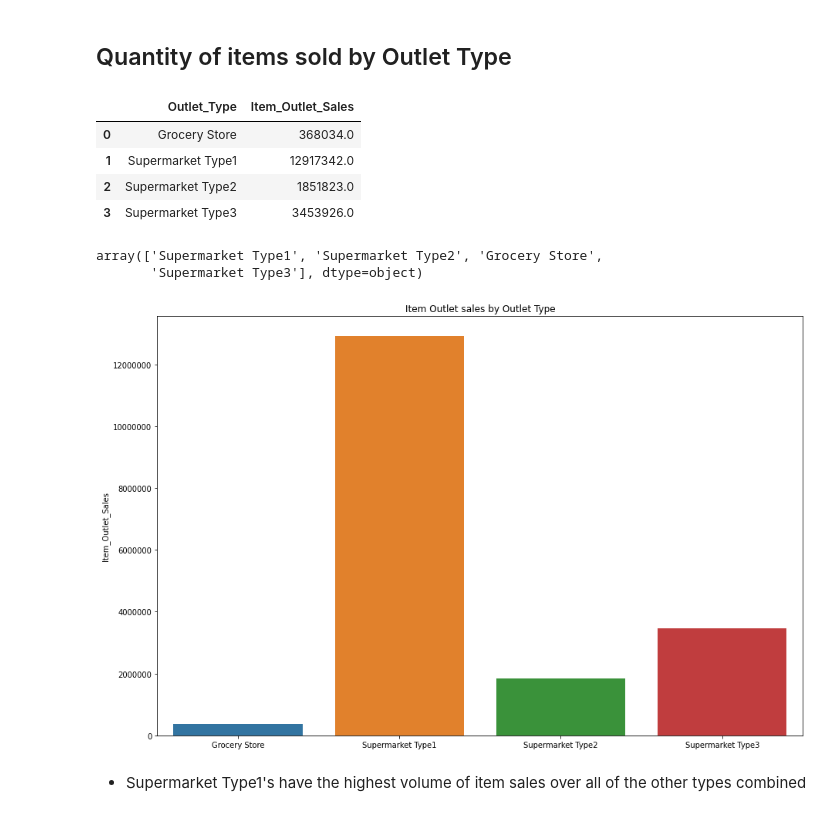
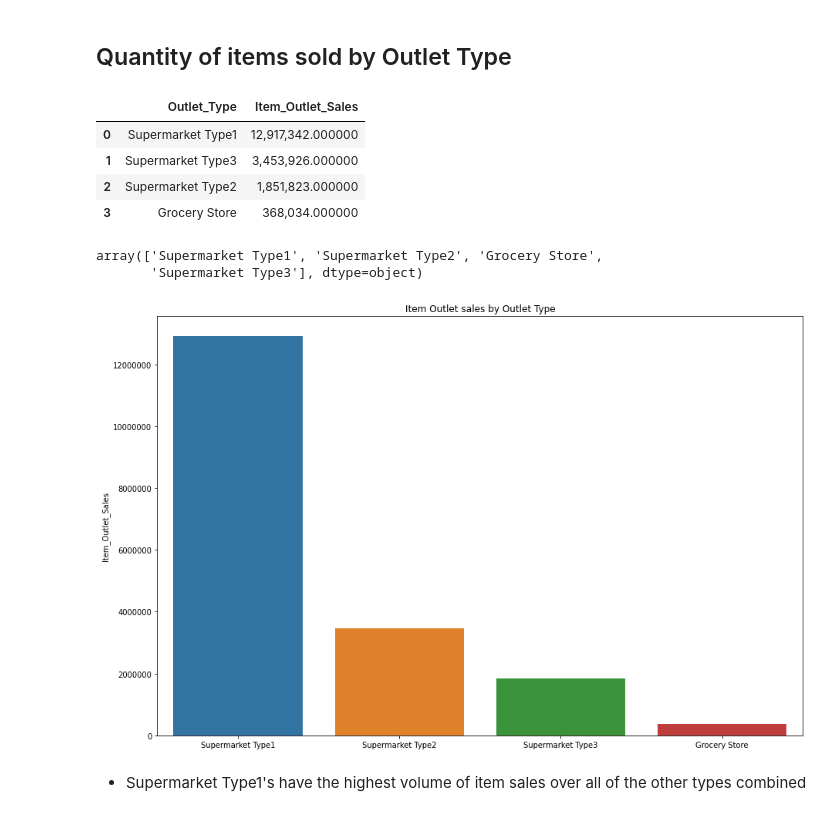
Before and after one commit to robertramos89/Predicting-Item-Sales, a Jupyter notebook: PortfolioProject1.ipynb, the cells around one changed output. Saved outputs shown, nothing was run; the diff lists cells and outputs as text; code cells hidden in the pictures.

```diff
--- a/PortfolioProject1.ipynb
+++ b/PortfolioProject1.ipynb
@@ -395,13 +395,14 @@ ax.set_title("Correlation between Categories");
 ## Quantity of items sold by Outlet Type
 # %%
 # Display total quantity of items sold by Outlet Type
-df.groupby('Outlet_Type')['Item_Outlet_Sales'].sum().round().reset_index()
+df_Outlet_Type = df.groupby('Outlet_Type')['Item_Outlet_Sales'].sum().round().sort_values(ascending=False).reset_index()
+df_Outlet_Type.style.format(thousands=",")
 # %% [output]
 |  | Outlet_Type | Item_Outlet_Sales |
-| 0 | Grocery Store | 368034.0 |
-| 1 | Supermarket Type1 | 12917342.0 |
-| 2 | Supermarket Type2 | 1851823.0 |
-| 3 | Supermarket Type3 | 3453926.0 |
+| 0 | Supermarket Type1 | 12,917,342.000000 |
+| 1 | Supermarket Type3 | 3,453,926.000000 |
+| 2 | Supermarket Type2 | 1,851,823.000000 |
+| 3 | Grocery Store | 368,034.000000 |
 # %%
 # Display sort order when df is filtered to unique outlet types
 df['Outlet_Type'].unique()
@@ -410,11 +411,11 @@ array(['Supermarket Type1', 'Supermarket Type2', 'Grocery Store',
        'Supermarket Type3'], dtype=object)
 # %%
 fig, ax = plt.subplots(1,1, figsize=(15,10))
-ax = sns.barplot(data=df.reset_index(),x=df['Outlet_Type'].unique(),y=df.groupby('Outlet_Type')['Item_Outlet_Sales'].sum().round()).set(title="Item Outlet sales by Outlet Type")
+ax = sns.barplot(data=df.reset_index(),x=df['Outlet_Type'].unique(),y=df.groupby('Outlet_Type')['Item_Outlet_Sales'].sum().round().sort_values(ascending=False)).set(title="Item Outlet sales by Outlet Type")
 plt.ticklabel_format(style='plain', axis='y')
-plt.xticks(np.arange(4), ('Grocery Store', 'Supermarket Type1', 'Supermarket Type2', 'Supermarket Type3')); # correct xtick labels to match values shown above
+plt.xticks(np.arange(4), ('Supermarket Type1', 'Supermarket Type2', 'Supermarket Type3', 'Grocery Store')); # correct xtick labels to match values shown above
 # %% [output]
-[figure, old version]
+[figure, new version]
 # %% [markdown]
 - Supermarket Type1's have the highest volume of item sales over all of the other types combined
 # %% [markdown]
```
Also changed, not shown: parts of 1 cell of this notebook.
